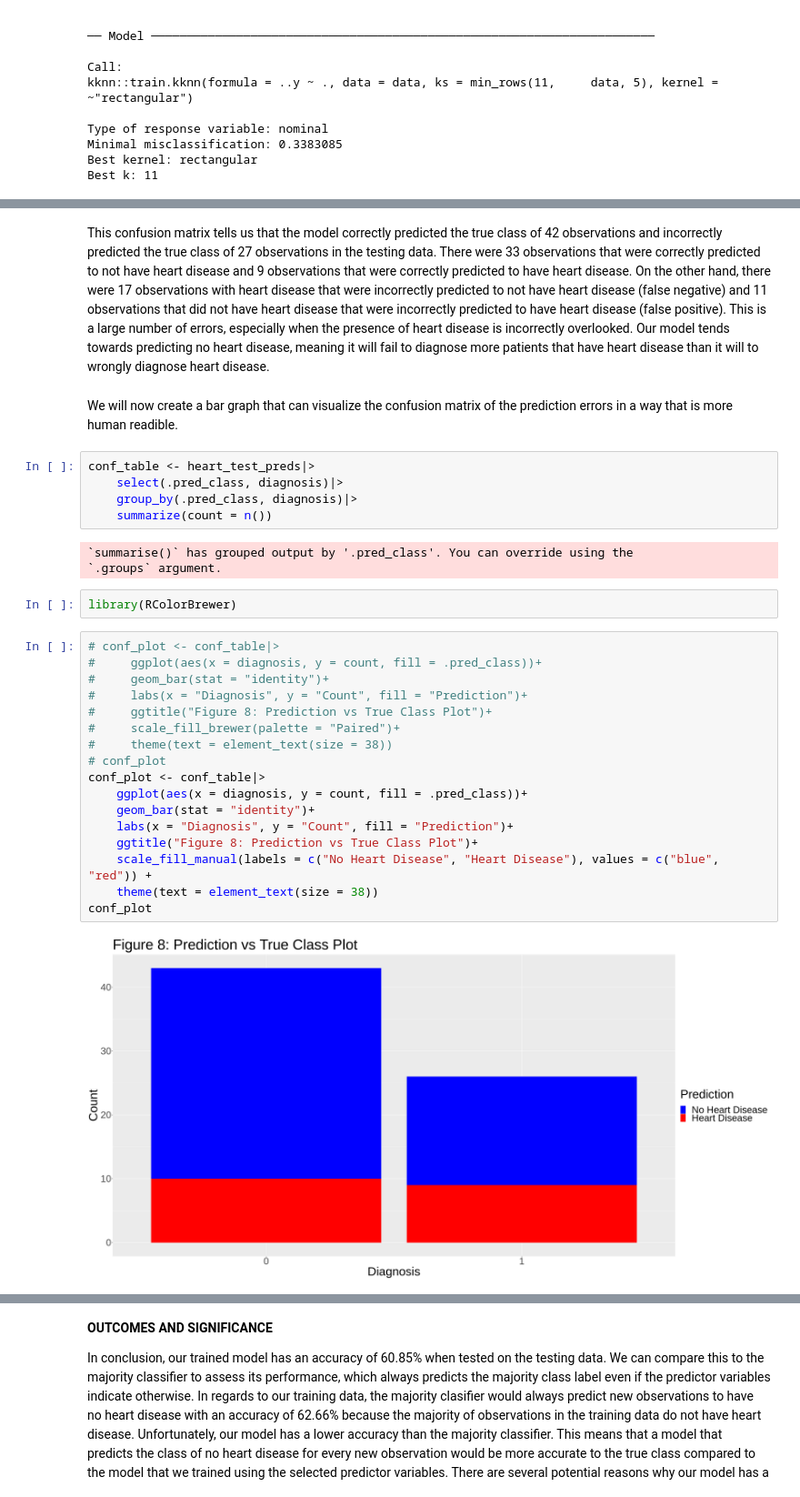
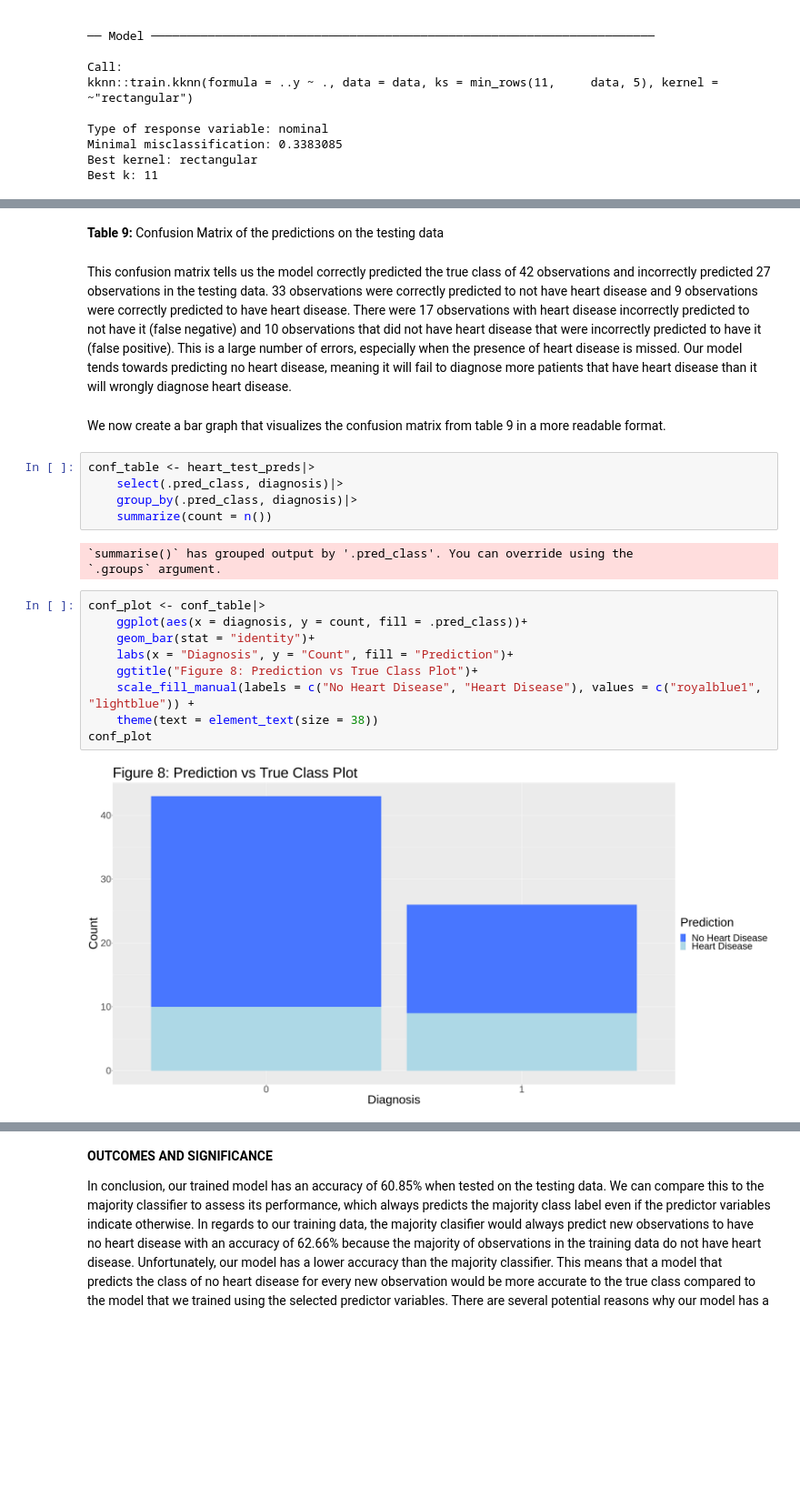
Before and after one commit to julieklipp/Project-Proposal, a Jupyter notebook: Project Report Final.ipynb, the cells around one changed output, grey strips where cells are left out. Shown at 91% size. Saved outputs shown, nothing was run; the diff lists cells and outputs as text; blank space fills up the shorter version.

Commit message:
Lowering word count

```diff
--- a/Project Report Final.ipynb
+++ b/Project Report Final.ipynb
@@ -433,7 +438,9 @@ Prediction  0  1
+# %% [markdown]
+**Table 9:** Confusion Matrix of the predictions on the testing data
 # %% [markdown]
-This confusion matrix tells us that the model correctly predicted the true class of 42 observations and incorrectly predicted the true class of 27 observations in the testing data. There were 33 observations that were correctly predicted to not have heart disease and 9 observations that were correctly predicted to have heart disease. On the other hand, there were 17 observations with heart disease that were incorrectly predicted to not have heart disease (false negative) and 11 observations that did not have heart disease that were incorrectly predicted to have heart disease (false positive). This is a large number of errors, especially when the presence of heart disease is incorrectly overlooked. Our model tends towards predicting no heart disease, meaning it will fail to diagnose more patients that have heart disease than it will to wrongly diagnose heart disease.
+This confusion matrix tells us the model correctly predicted the true class of 42 observations and incorrectly predicted 27 observations in the testing data. 33 observations were correctly predicted to not have heart disease and 9 observations were correctly predicted to have heart disease. There were 17 observations with heart disease incorrectly predicted to not have it (false negative) and 10 observations that did not have heart disease that were incorrectly predicted to have it (false positive). This is a large number of errors, especially when the presence of heart disease is missed. Our model tends towards predicting no heart disease, meaning it will fail to diagnose more patients that have heart disease than it will wrongly diagnose heart disease.
 # %% [markdown]
-We will now create a bar graph that can visualize the confusion matrix of the prediction errors in a way that is more human readible.
+We now create a bar graph that visualizes the confusion matrix from table 9 in a more readable format.
 # %%
 conf_table <- heart_test_preds|>
     select(.pred_class, diagnosis)|>
@@ -442,25 +449,15 @@ conf_table <- heart_test_preds|>
 # %% [output]
 `summarise()` has grouped output by '.pred_class'. You can override using the
 `.groups` argument.
-# %%
-library(RColorBrewer)
 # %%
-# conf_plot <- conf_table|>
-#     ggplot(aes(x = diagnosis, y = count, fill = .pred_class))+
-#     geom_bar(stat = "identity")+
-#     labs(x = "Diagnosis", y = "Count", fill = "Prediction")+
-#     ggtitle("Figure 8: Prediction vs True Class Plot")+
-#     scale_fill_brewer(palette = "Paired")+
-#     theme(text = element_text(size = 38))
-# conf_plot
 conf_plot <- conf_table|>
     ggplot(aes(x = diagnosis, y = count, fill = .pred_class))+
     geom_bar(stat = "identity")+
     labs(x = "Diagnosis", y = "Count", fill = "Prediction")+
     ggtitle("Figure 8: Prediction vs True Class Plot")+
-    scale_fill_manual(labels = c("No Heart Disease", "Heart Disease"), values = c("blue", "red")) +
+    scale_fill_manual(labels = c("No Heart Disease", "Heart Disease"), values = c("royalblue1", "lightblue")) +
     theme(text = element_text(size = 38))
 conf_plot
 # %% [output]
-[figure, old version]
+[figure, new version]
 # %% [markdown]
```
Also changed, not shown: parts of 14 cells of this notebook.
